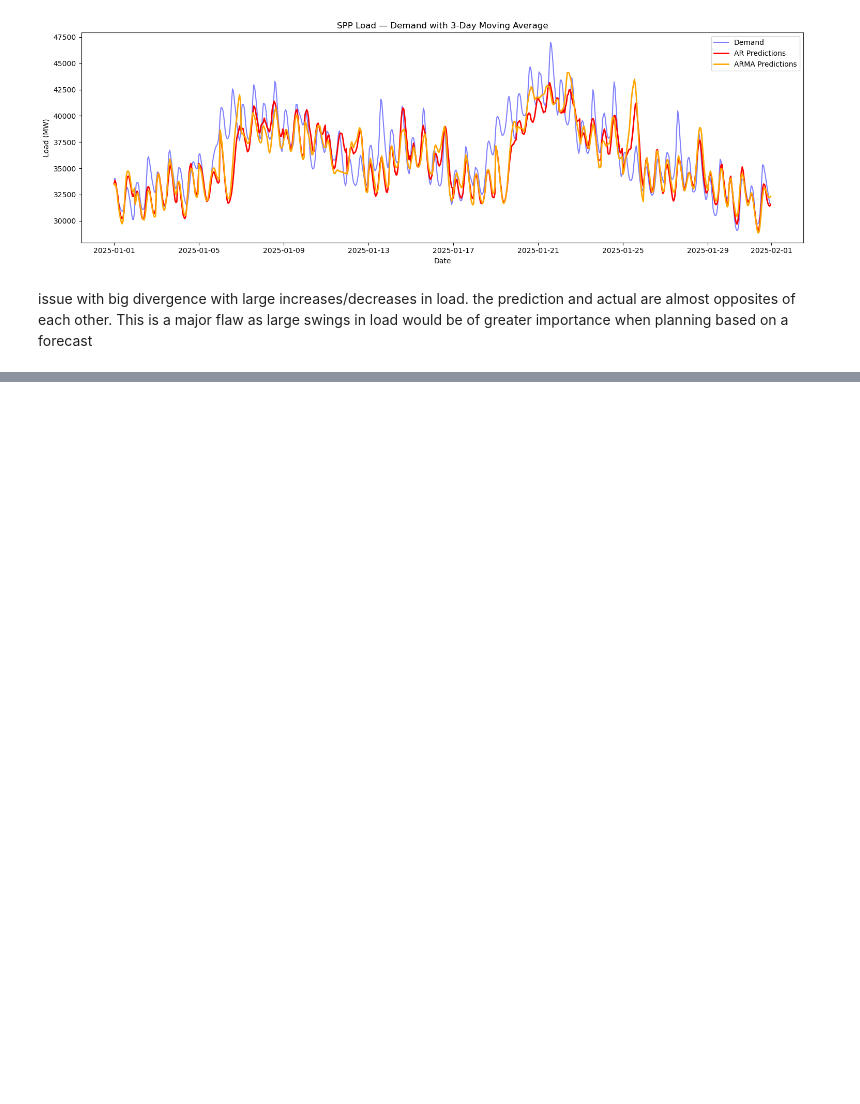
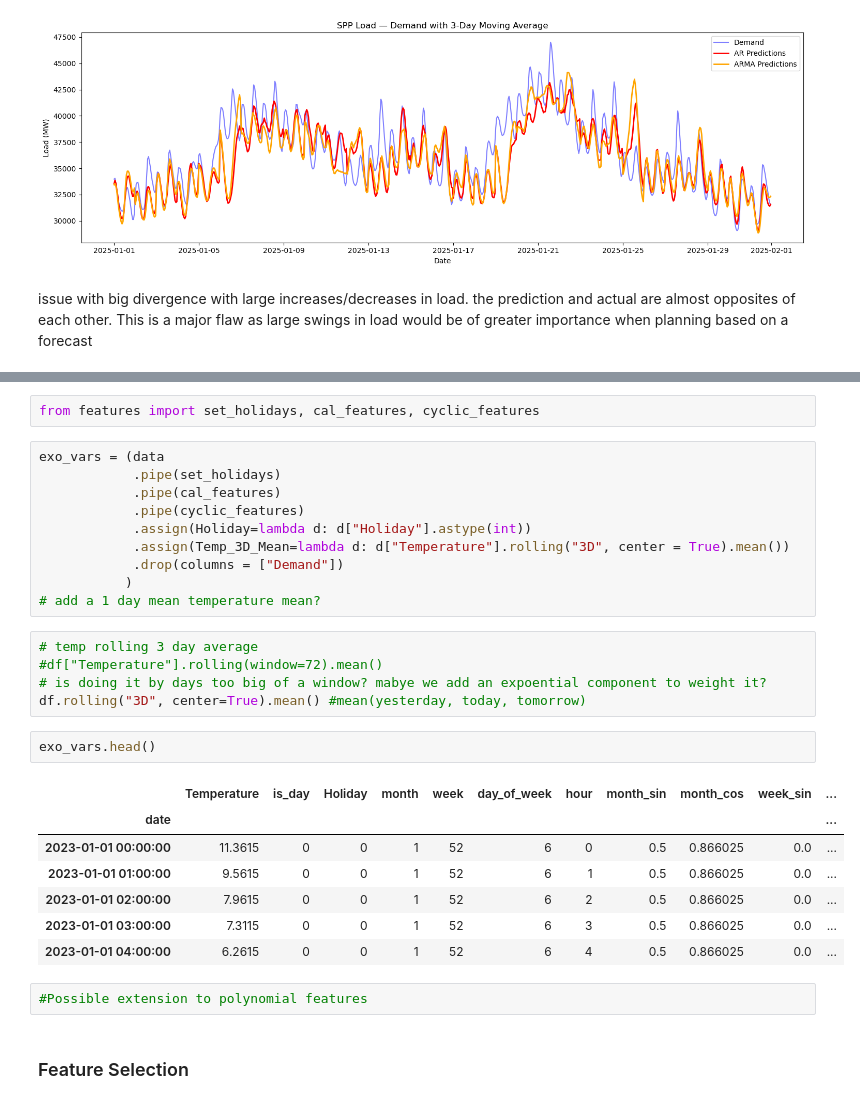
Before and after one commit to maxwellgriffith345/LoadForecast, a Jupyter notebook: notebooks/Train.ipynb, the cells around one changed output, grey strips where cells are left out. Drawn from its saved outputs; the diff is of its cells as text; blank space fills up the shorter version.

```diff
--- a/notebooks/Train.ipynb
+++ b/notebooks/Train.ipynb
@@ -235,0 +185,31 @@ issue with big divergence with large increases/decreases in load. the prediction
+# %%
+from features import set_holidays, cal_features, cyclic_features
+# %%
+exo_vars = (data
+            .pipe(set_holidays)
+            .pipe(cal_features)
+            .pipe(cyclic_features)
+            .assign(Holiday=lambda d: d["Holiday"].astype(int))
+            .assign(Temp_3D_Mean=lambda d: d["Temperature"].rolling("3D", center = True).mean())
+            .drop(columns = ["Demand"])
+           )
+# add a 1 day mean temperature mean?
+# %%
+# temp rolling 3 day average
+#df["Temperature"].rolling(window=72).mean()
+# is doing it by days too big of a window? mabye we add an expoential component to weight it?
+df.rolling("3D", center=True).mean() #mean(yesterday, today, tomorrow)
+# %%
+exo_vars.head()
+# %% [output]
+|  | Temperature | is_day | Holiday | month | week | day_of_week | hour | month_sin | month_cos | week_sin | ... |
+| date |  |  |  |  |  |  |  |  |  |  | ... |
+| 2023-01-01 00:00:00 | 11.3615 | 0 | 0 | 1 | 52 | 6 | 0 | 0.5 | 0.866025 | 0.0 | ... |
+| 2023-01-01 01:00:00 | 9.5615 | 0 | 0 | 1 | 52 | 6 | 1 | 0.5 | 0.866025 | 0.0 | ... |
+| 2023-01-01 02:00:00 | 7.9615 | 0 | 0 | 1 | 52 | 6 | 2 | 0.5 | 0.866025 | 0.0 | ... |
+| 2023-01-01 03:00:00 | 7.3115 | 0 | 0 | 1 | 52 | 6 | 3 | 0.5 | 0.866025 | 0.0 | ... |
+| 2023-01-01 04:00:00 | 6.2615 | 0 | 0 | 1 | 52 | 6 | 4 | 0.5 | 0.866025 | 0.0 | ... |
+# %%
+#Possible extension to polynomial features
+# %% [markdown]
+### Feature Selection
```
Also changed, not shown: parts of 4 cells of this notebook, 1 other file.
